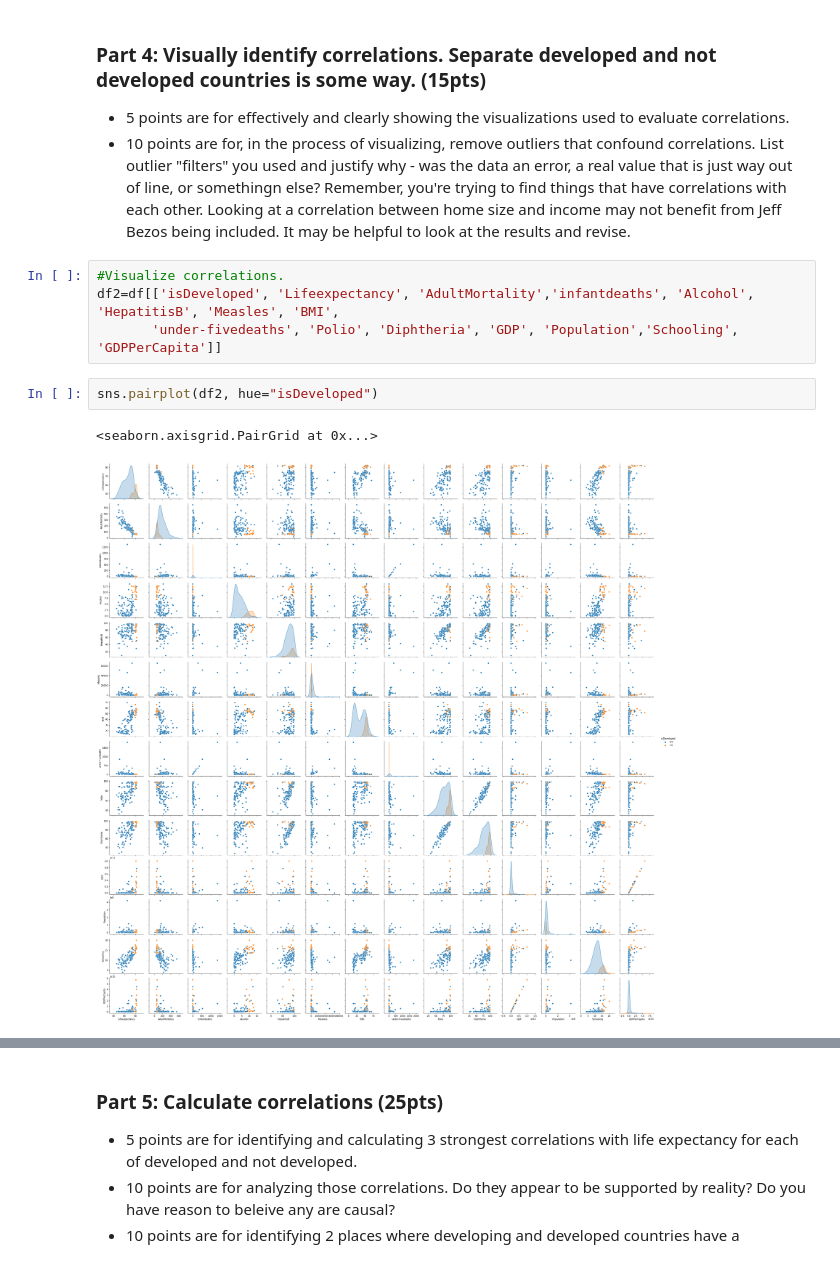
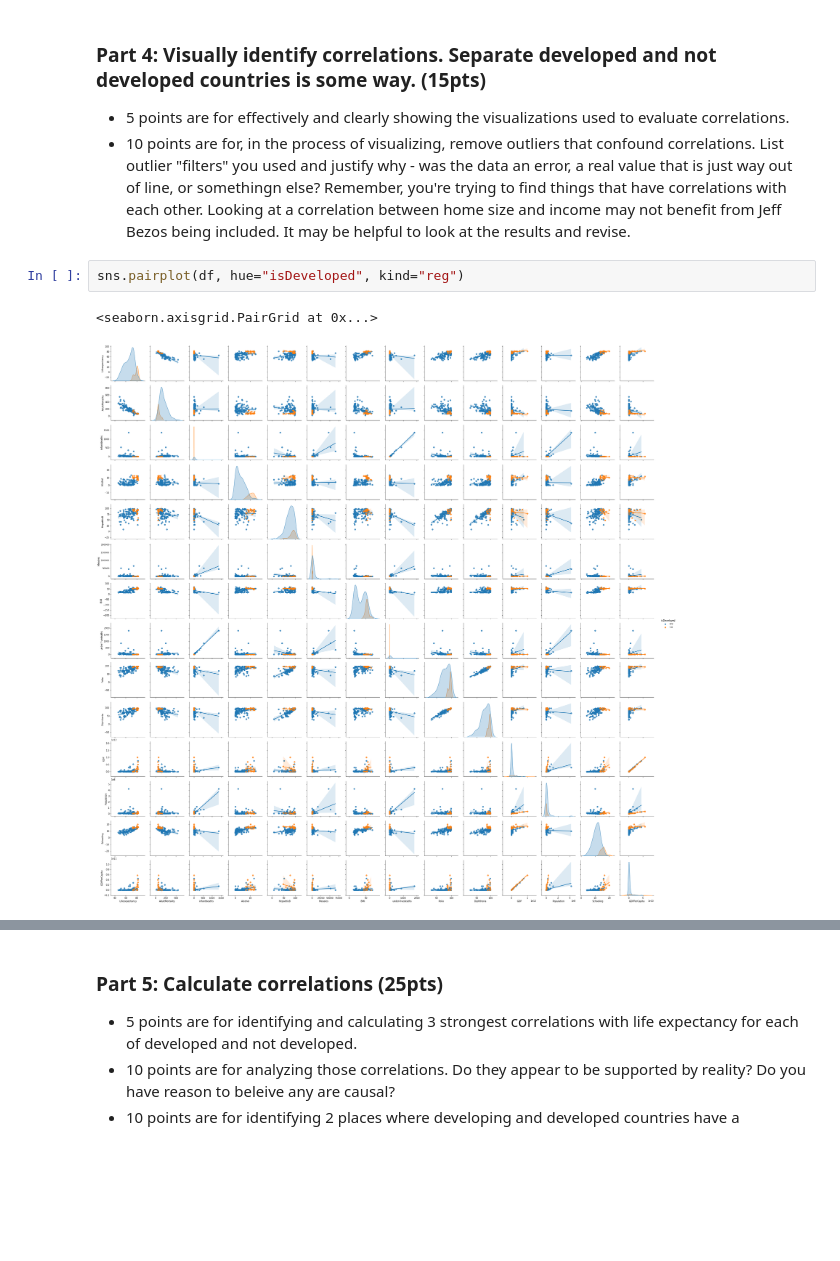
Before and after one commit to zareeiant/BSIP_Assignment_2_Students, a Jupyter notebook: stats_asn_2_start.ipynb, the cells around one changed output, grey strips where cells are left out. Saved outputs shown, nothing was run; the diff lists cells and outputs as text; blank space fills up the shorter version.

```diff
--- a/stats_asn_2_start.ipynb
+++ b/stats_asn_2_start.ipynb
@@ -321,12 +261,8 @@ The analytical lognormal distribution model seem to accurately represent the GDP
 <li>5 points are for effectively and clearly showing the visualizations used to evaluate correlations.
 <li>10 points are for, in the process of visualizing, remove outliers that confound correlations. List outlier "filters" you used and justify why - was the data an error, a real value that is just way out of line, or somethingn else? Remember, you're trying to find things that have correlations with each other. Looking at a correlation between home size and income may not benefit from Jeff Bezos being included. It may be helpful to look at the results and revise.
 </ul>
-# %%
-#Visualize correlations.
-df2=df[['isDeveloped', 'Lifeexpectancy', 'AdultMortality','infantdeaths', 'Alcohol', 'HepatitisB', 'Measles', 'BMI',
-       'under-fivedeaths', 'Polio', 'Diphtheria', 'GDP', 'Population','Schooling', 'GDPPerCapita']]
 # %%
-sns.pairplot(df2, hue="isDeveloped")
+sns.pairplot(df, hue="isDeveloped", kind="reg")
 # %% [output]
 <seaborn.axisgrid.PairGrid at 0x...>
-[figure, old version]
+[figure, new version]
```
Also changed, not shown: parts of 26 cells of this notebook.
